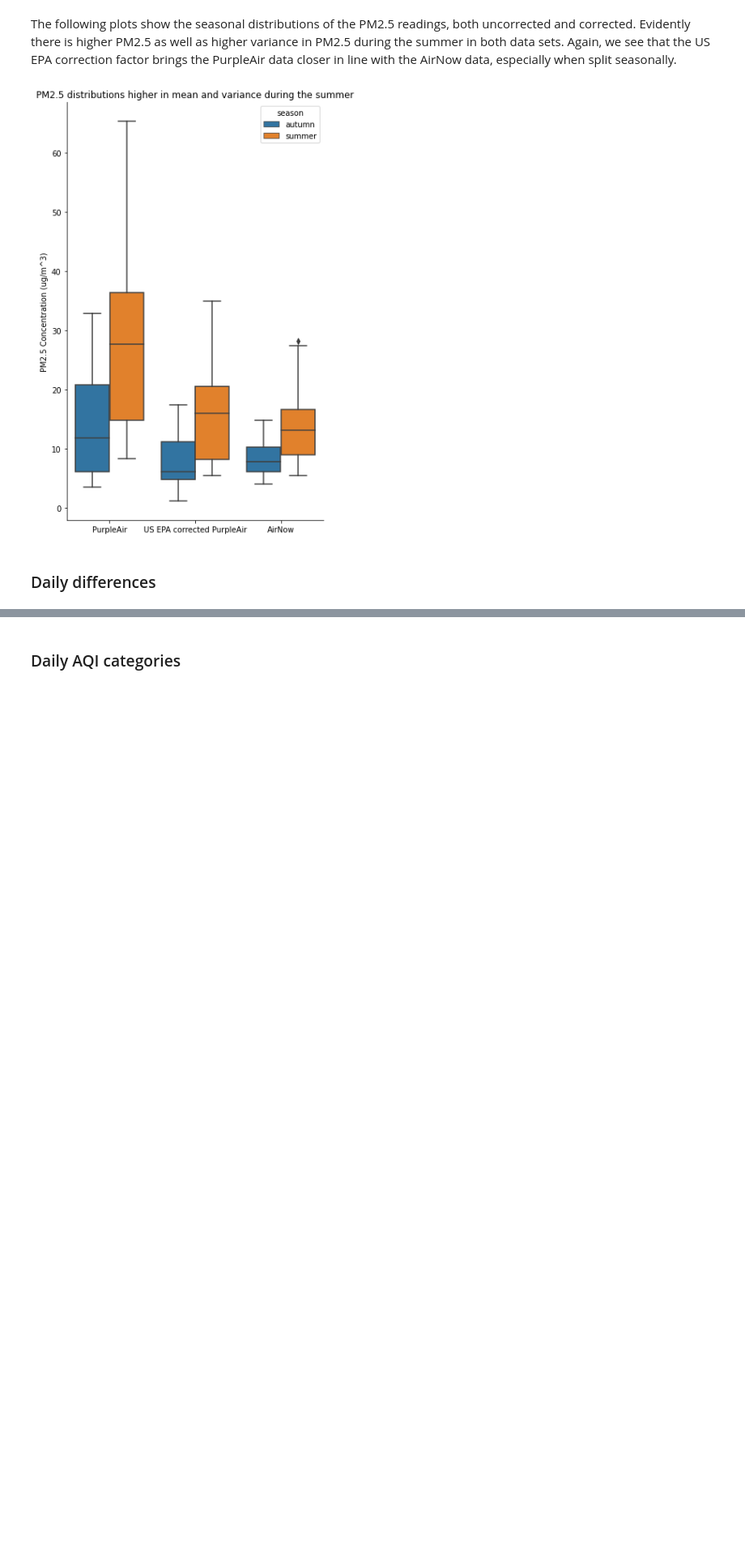
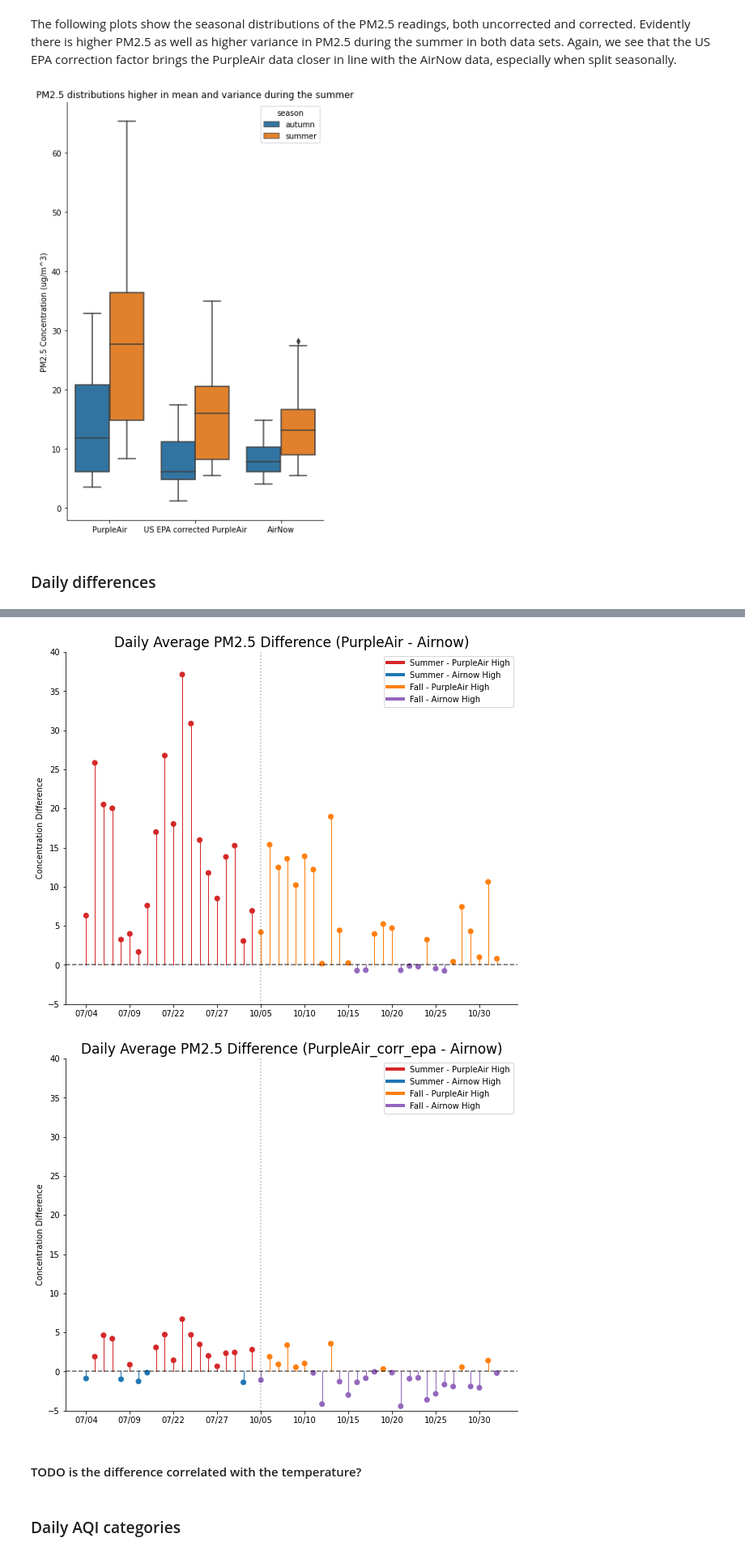
Before and after one commit to code-312/Air-Quality, a Jupyter notebook: notebooks/mckinley_park_vs_airnow_accuracy_corrections.ipynb, the cells around one changed output, grey strips where cells are left out. Shown: that part at 81% size. Drawn from its saved outputs; the diff is of its cells as text; code cells hidden in the pictures; blank space fills up the shorter version.

Commit message:
Imitated the old plots for the correction data

```diff
--- a/notebooks/mckinley_park_vs_airnow_accuracy_corrections.ipynb
+++ b/notebooks/mckinley_park_vs_airnow_accuracy_corrections.ipynb
@@ -291,0 +308,19 @@ plt.savefig('../figures/acc_corr_mckinley_epa_pm25_seasonal_dist.png');
+# %%
+df_daily['color'] = [
+    'tab:red' if (d > 0 and s == 'summer')
+    else 'tab:blue' if (d <= 0 and s == 'summer')
+    else 'tab:orange' if (d > 0 and s == 'autumn')
+    else 'tab:purple'
+    for d, s in zip(df_daily['diff'], df_daily['season'])
+]
+df_daily['color_corr_epa'] = [
+    'tab:red' if (d > 0 and s == 'summer')
+    else 'tab:blue' if (d <= 0 and s == 'summer')
+    else 'tab:orange' if (d > 0 and s == 'autumn')
+    else 'tab:purple'
+    for d, s in zip(df_daily['diff_corr_epa'], df_daily['season'])
+]
+# %%
+df_daily = df_daily.sort_values(by = ['season'], ascending = False)
+df_daily = df_daily.sort_values(by = ['day']).reset_index(drop = True)
+df_daily.head()
@@ -292,2 +334,50 @@ plt.savefig('../figures/acc_corr_mckinley_epa_pm25_seasonal_dist.png');
+# %%
+for suffix in ['', '_corr_epa']:
+    fig, ax = plt.subplots(figsize = (10, 8))
+
+    ax.scatter(
+        df_daily['day'],
+        df_daily['diff' + suffix],
+        c = df_daily['color' + suffix]
+    )
+
+    for i, d in enumerate(df_daily['diff' + suffix]):
+        ax.axvline(x = i, ymin = 5 / 45, ymax=(d + 5) / 45, c=df_daily.loc[i, 'color' + suffix], lw = 1)
+
+    ax.axvline('10/05', ls = ':', c = 'k', alpha = 0.3)
+    ax.axhline(y = 0, ls = '--', color = 'k', alpha = 0.6)
+    ax.spines['top'].set_visible(False)
+    ax.spines['right'].set_visible(False)
+
+    ax.set_ylabel('Concentration Difference')
+
+    loc = plticker.MultipleLocator(base = 5.0)
+    ax.xaxis.set_major_locator(loc)
+
+    ax.set_title('Daily Average PM2.5 Difference (PurpleAir' + suffix + ' - Airnow)', fontsize = 17)
+
+    custom_lines = [
+        Line2D([0], [0], color = 'tab:red', lw = 4),
+        Line2D([0], [0], color = 'tab:blue', lw = 4),
+        Line2D([0], [0], color = 'tab:orange', lw = 4),
+        Line2D([0], [0], color = 'tab:purple', lw = 4)
+    ]
+
+    ax.legend(
+        custom_lines,
+        [
+            'Summer - PurpleAir High',
+            'Summer - Airnow High',
+            'Fall - PurpleAir High',
+            'Fall - Airnow High'
+        ]
+    )
+    ax.set_ylim(-5, 40)
+    plt.savefig('../figures/acc_corr_' + suffix + 'mckinley_epa_daily_pm25_diff.png', bbox_inches='tight');
+# %% [output]
+[figure, added]
+[figure, added]
+# %% [markdown]
+#### TODO is the difference correlated with the temperature?
 # %% [markdown]
 ### Daily AQI categories
```
Also changed, not shown: parts of 7 cells of this notebook.
